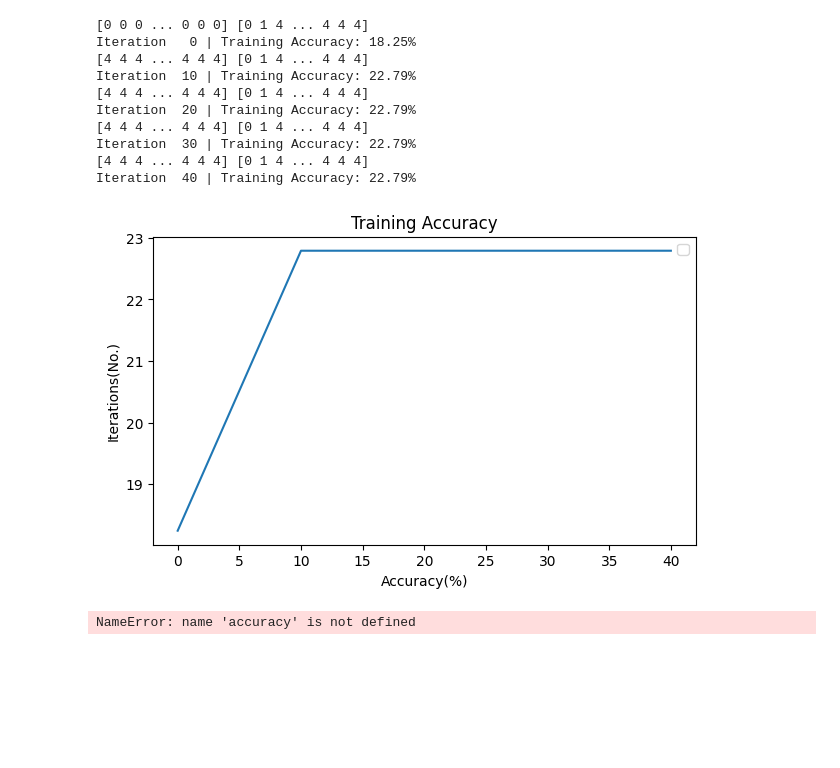
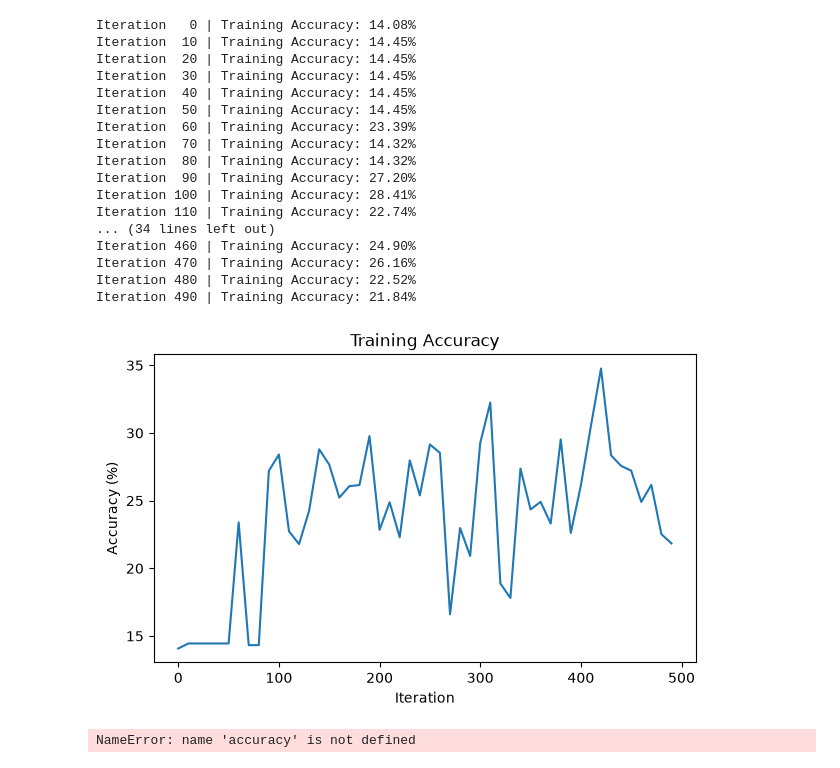
Before and after one commit to SnippyCodes/ScratchNet, a Jupyter notebook: train.ipynb, the cells around one changed output. Drawn from its saved outputs; the diff is of its cells as text; code cells hidden in the pictures; blank space fills up the shorter version.

Commit message:
Update training pipeline without generated dataset

```diff
--- a/train.ipynb
+++ b/train.ipynb
@@ -125,57 +109,65 @@ def updated_parameters(W1,b1,W2,b2,dW1,db1,dW2,db2,alpha):
 # %%
-import matplotlib.pyplot as pt
+def get_predictions(A2):
+    return np.argmax(A2, axis=0)
 
-def get_predictions(A2):
-    return np.argmax(A2,0)
 
-def get_accuracy(predictions,Y):
-    print(predictions,Y)
+def get_accuracy(predictions, Y):
     return np.sum(predictions == Y) / Y.size
 
 
-
-#The function which actually runs the training of the model
-def grad_descent(X,Y,alpha,iterations):
+# Run full-batch gradient descent.
+def grad_descent(X, Y, alpha, iterations):
     accuracy_history = []
     iteration_history = []
-    W1,b1,W2,b2 = parameters()
+    class_count = np.unique(Y).size
+    W1, b1, W2, b2 = parameters(X.shape[0], hidden_size=128, class_count=class_count)
+
     for i in range(iterations):
-        Z1,A1,Z2,A2 = forward_prop(W1,W2,b1, b2, X)
-        dW1,db1,dW2,db2 = back_prop(Z1, A1, Z2, A2,W1, W2, X, Y)
-        W1,b1,W2,b2 = updated_parameters(W1,b1,W2,b2,dW1,db1,dW2,db2,alpha)
+        Z1, A1, Z2, A2 = forward_prop(W1, W2, b1, b2, X)
+        dW1, db1, dW2, db2 = back_prop(Z1, A1, Z2, A2, W1, W2, X, Y)
+        W1, b1, W2, b2 = updated_parameters(
+            W1, b1, W2, b2, dW1, db1, dW2, db2, alpha
+        )
+
         if i % 10 == 0:
-                    predictions = get_predictions(A2)
-                    acc = get_accuracy(predictions, Y)
-                    print(f"Iteration {i:3d} | Training Accuracy: {acc * 100:.2f}%")
-                    accuracy_history.append(acc*100)
-                    iteration_history.append(i)
-    return W1,b1,W2,b2,iteration_history,accuracy_history
+            predictions = get_predictions(A2)
+            accuracy = get_accuracy(predictions, Y)
+            print(f"Iteration {i:3d} | Training Accuracy: {accuracy * 100:.2f}%")
+            accuracy_history.append(accuracy * 100)
+            iteration_history.append(i)
 
-#Calling the training function
+    return W1, b1, W2, b2, iteration_history, accuracy_history
+
 
 W1, b1, W2, b2, iteration_history, accuracy_history = grad_descent(
-    X_train, Y_train, alpha=0.05, iterations=50
+    X_train, Y_train, alpha=0.05, iterations=500
 )
-import matplotlib.pyplot as pt
+
 pt.figure(figsize=(7, 4))
-pt.plot(iteration_history,accuracy_history)
-pt.xlabel("Iteration(In numbers)")
-pt.ylabel("Accuracy(%)")
+pt.plot(iteration_history, accuracy_history)
+pt.xlabel("Iteration")
+pt.ylabel("Accuracy (%)")
 pt.title("Training Accuracy")
-pt.legend()
 pt.show()
 # %% [output]
-[0 0 0 ... 0 0 0] [0 1 4 ... 4 4 4]
-Iteration   0 | Training Accuracy: 18.25%
-[4 4 4 ... 4 4 4] [0 1 4 ... 4 4 4]
-Iteration  10 | Training Accuracy: 22.79%
-[4 4 4 ... 4 4 4] [0 1 4 ... 4 4 4]
-Iteration  20 | Training Accuracy: 22.79%
-[4 4 4 ... 4 4 4] [0 1 4 ... 4 4 4]
-Iteration  30 | Training Accuracy: 22.79%
-[4 4 4 ... 4 4 4] [0 1 4 ... 4 4 4]
-Iteration  40 | Training Accuracy: 22.79%
+Iteration   0 | Training Accuracy: 14.08%
+Iteration  10 | Training Accuracy: 14.45%
+Iteration  20 | Training Accuracy: 14.45%
+Iteration  30 | Training Accuracy: 14.45%
+Iteration  40 | Training Accuracy: 14.45%
+Iteration  50 | Training Accuracy: 14.45%
+Iteration  60 | Training Accuracy: 23.39%
+Iteration  70 | Training Accuracy: 14.32%
+Iteration  80 | Training Accuracy: 14.32%
+Iteration  90 | Training Accuracy: 27.20%
+Iteration 100 | Training Accuracy: 28.41%
+Iteration 110 | Training Accuracy: 22.74%
+... (34 lines left out)
+Iteration 460 | Training Accuracy: 24.90%
+Iteration 470 | Training Accuracy: 26.16%
+Iteration 480 | Training Accuracy: 22.52%
+Iteration 490 | Training Accuracy: 21.84%
-[figure, old version]
+[figure, new version]
 # %%
 # %% [output]
 NameError: name 'accuracy' is not defined
```
Also changed, not shown: parts of 3 cells of this notebook, 4 other files.
